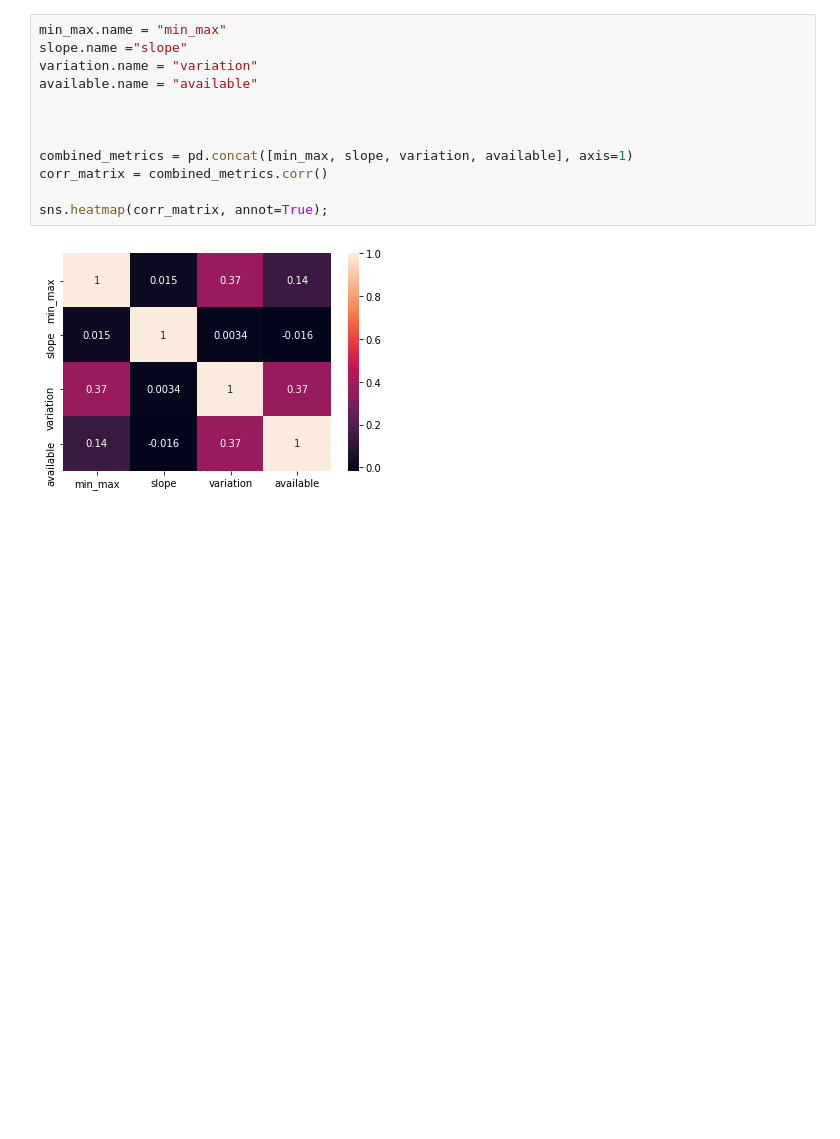
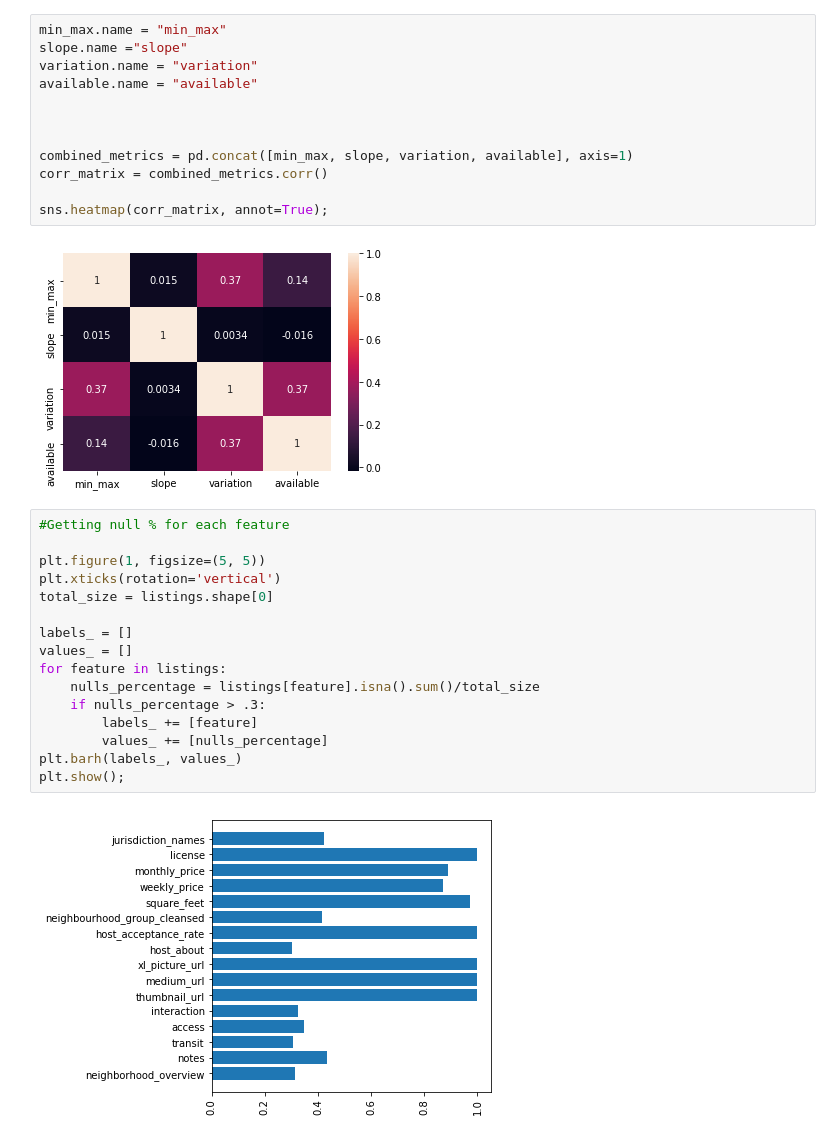
Before and after one commit to javierivanov/airbnbDSND, a Jupyter notebook: AirbnbDataExploration.ipynb, the cells around one changed output. Saved outputs shown, nothing was run; the diff lists cells and outputs as text; blank space fills up the shorter version.

Commit message:
added new analytics for listings

```diff
--- a/AirbnbDataExploration.ipynb
+++ b/AirbnbDataExploration.ipynb
@@ -165,3 +153,21 @@ corr_matrix = combined_metrics.corr()
 sns.heatmap(corr_matrix, annot=True);
 # %% [output]
 [figure]
+# %%
+#Getting null % for each feature
+
+plt.figure(1, figsize=(5, 5))
+plt.xticks(rotation='vertical')
+total_size = listings.shape[0]
+
+labels_ = []
+values_ = []
+for feature in listings:
+    nulls_percentage = listings[feature].isna().sum()/total_size
+    if nulls_percentage > .3:
+        labels_ += [feature]
+        values_ += [nulls_percentage]
+plt.barh(labels_, values_)
+plt.show();
+# %% [output]
+[figure, added]
```
Also changed, not shown: parts of 2 cells of this notebook, 1 other file.
